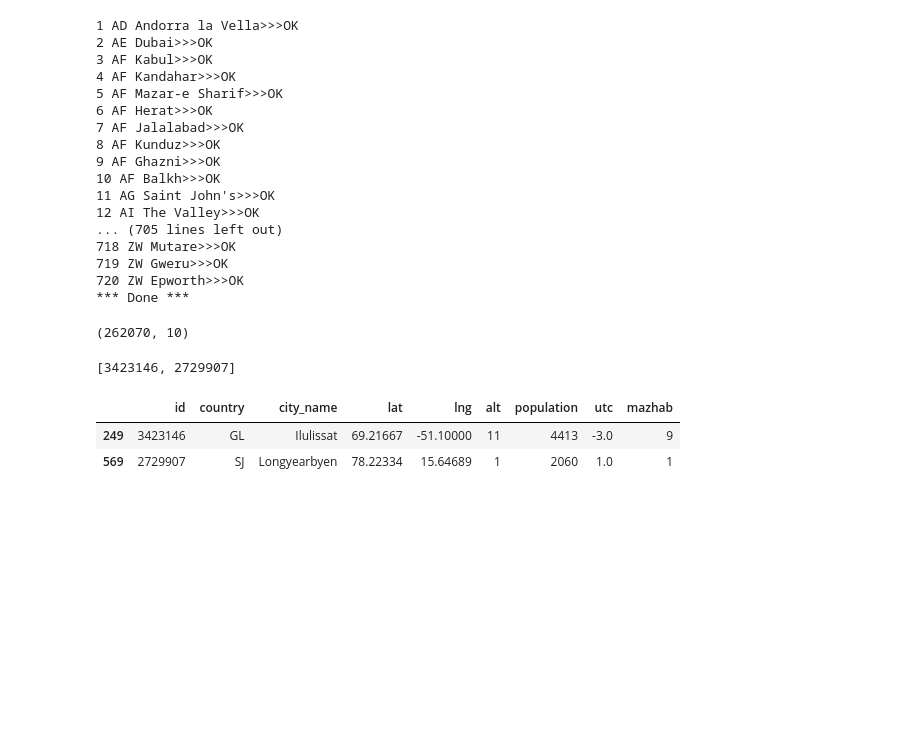
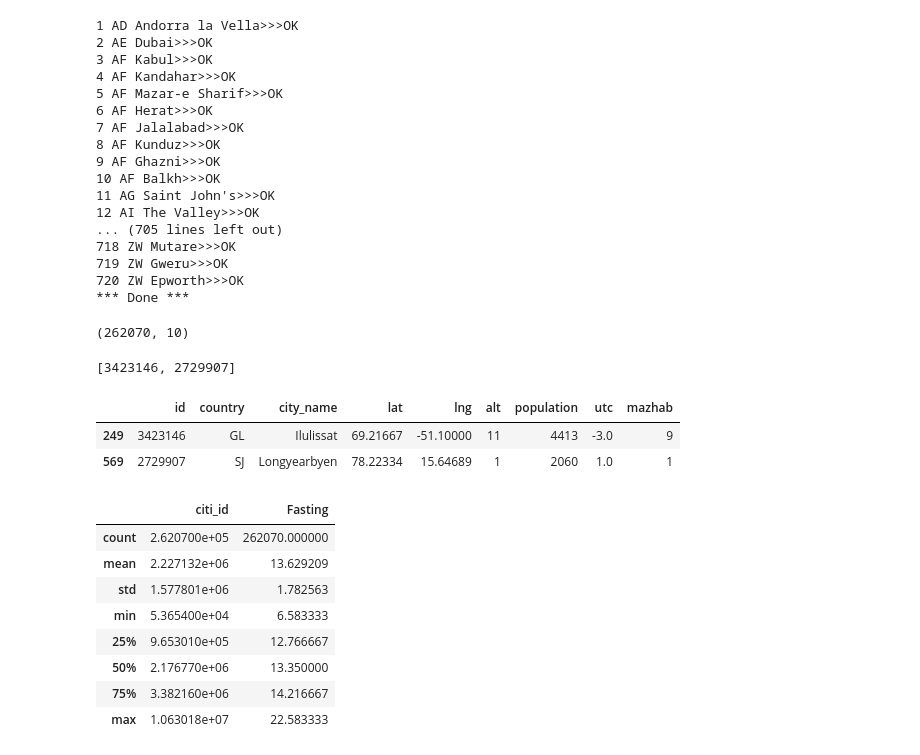
Before and after one commit to drnesr/PrayerTimesStudies, a Jupyter notebook: Code/ModifiedCode003.ipynb, the cells around one changed output. Drawn from its saved outputs; the diff is of its cells as text; code cells hidden in the pictures; blank space fills up the shorter version.

```diff
--- a/Code/ModifiedCode003.ipynb
+++ b/Code/ModifiedCode003.ipynb
@@ -664,3 +664,15 @@ cdf[cdf.id.isin(failed)]
 |  | id | country | city_name | lat | lng | alt | population | utc | mazhab |
 | 249 | 3423146 | GL | Ilulissat | 69.21667 | -51.10000 | 11 | 4413 | -3.0 | 9 |
 | 569 | 2729907 | SJ | Longyearbyen | 78.22334 | 15.64689 | 1 | 2060 | 1.0 | 1 |
+# %%
+full_df.describe()
+# %% [output]
+|  | citi_id | Fasting |
+| count | 2.620700e+05 | 262070.000000 |
+| mean | 2.227132e+06 | 13.629209 |
+| std | 1.577801e+06 | 1.782563 |
+| min | 5.365400e+04 | 6.583333 |
+| 25% | 9.653010e+05 | 12.766667 |
+| 50% | 2.176770e+06 | 13.350000 |
+| 75% | 3.382160e+06 | 14.216667 |
+| max | 1.063018e+07 | 22.583333 |
```
Also changed, not shown: 1 other file.
